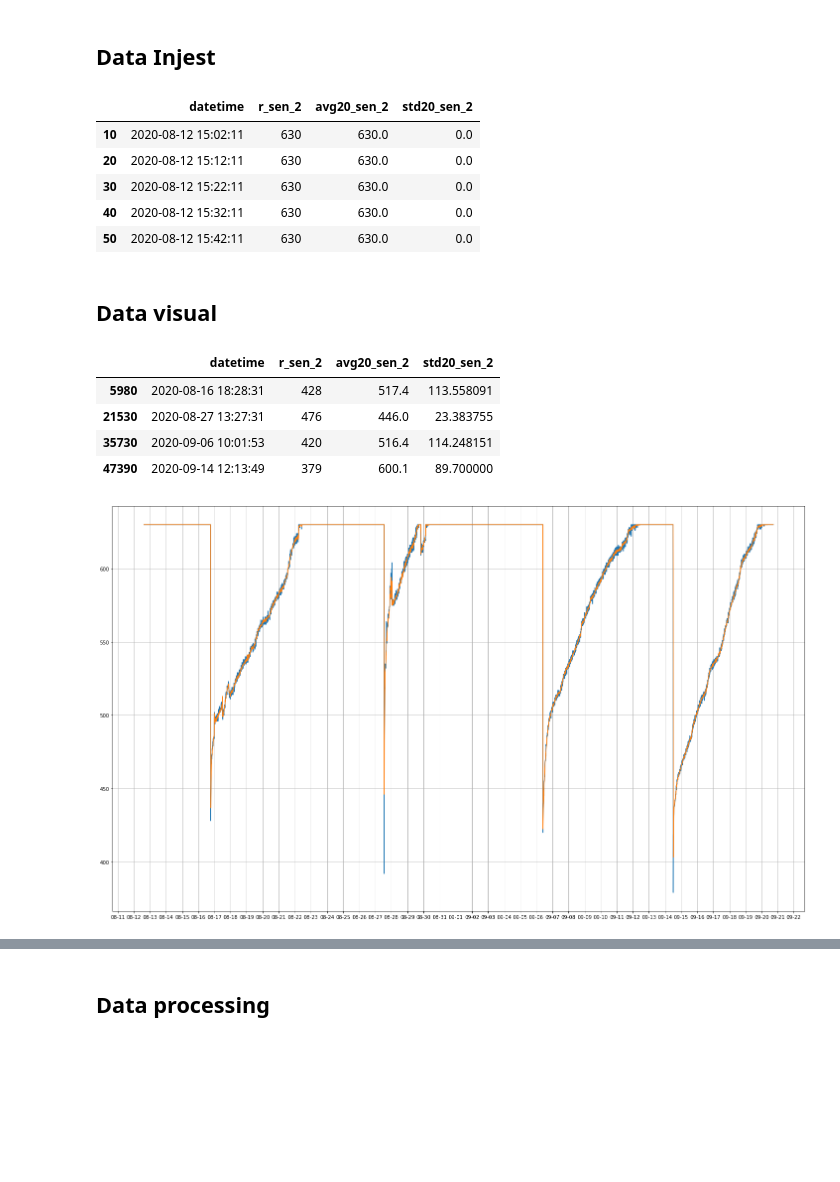
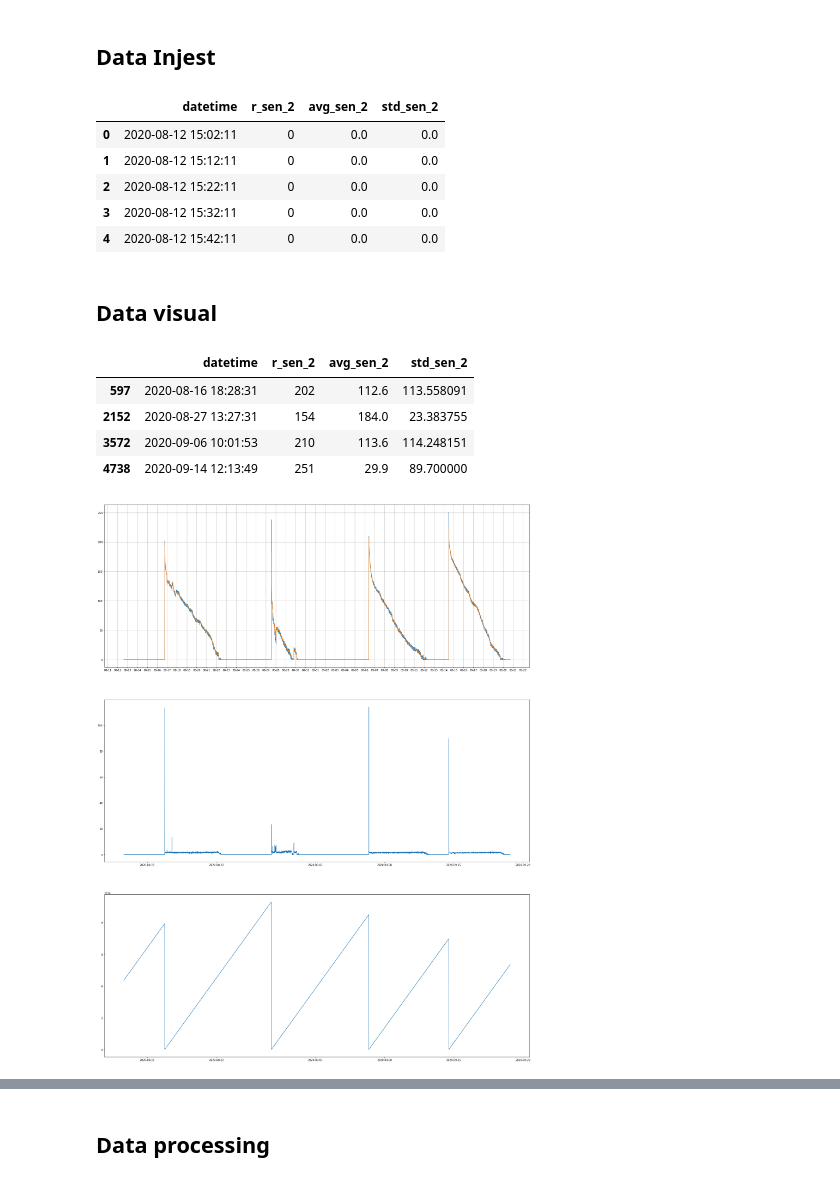
Before and after one commit to JerrickB/MoistBot, a Jupyter notebook: MoistBot.ipynb, the cells around one changed output, grey strips where cells are left out. Saved outputs shown, nothing was run; the diff lists cells and outputs as text; code cells hidden in the pictures; blank space fills up the shorter version.

Commit message:
data balancing and QOL

```diff
--- a/MoistBot.ipynb
+++ b/MoistBot.ipynb
@@ -50,23 +51,28 @@ df = pd.read_csv(PATH,parse_dates=['datetime','date'])
 df.drop(['date','time','r_sen_1','s_sen_1','s_sen_2'],axis=1,inplace=True)
 # df["mvg20_sen_2"] = df.loc[:,"r_sen_2"].rolling(window=20).mean()
 # df["mvg20_sen_2"] = df["mvg20_sen_2"].round()
+df['r_sen_2'] = (df['r_sen_2'] - 630)*-1
 x, y, y_err = moving_mean(df['datetime'],df["r_sen_2"], 10)
-df.loc[df['datetime'].isin(x),'avg20_sen_2'] = y
-df.loc[df['datetime'].isin(x),'std20_sen_2'] = y_err
+df.loc[df['datetime'].isin(x),'avg_sen_2'] = y
+df.loc[df['datetime'].isin(x),'std_sen_2'] = y_err
 df.dropna(inplace=True)
+df.reset_index(inplace=True)
+df.drop('index',axis=1,inplace=True)
+
+df.to_feather('../notebooks/data/sen_aggre.feather')
 df.head()
 # %% [output]
-|  | datetime | r_sen_2 | avg20_sen_2 | std20_sen_2 |
-| 10 | 2020-08-12 15:02:11 | 630 | 630.0 | 0.0 |
-| 20 | 2020-08-12 15:12:11 | 630 | 630.0 | 0.0 |
-| 30 | 2020-08-12 15:22:11 | 630 | 630.0 | 0.0 |
-| 40 | 2020-08-12 15:32:11 | 630 | 630.0 | 0.0 |
-| 50 | 2020-08-12 15:42:11 | 630 | 630.0 | 0.0 |
+|  | datetime | r_sen_2 | avg_sen_2 | std_sen_2 |
+| 0 | 2020-08-12 15:02:11 | 0 | 0.0 | 0.0 |
+| 1 | 2020-08-12 15:12:11 | 0 | 0.0 | 0.0 |
+| 2 | 2020-08-12 15:22:11 | 0 | 0.0 | 0.0 |
+| 3 | 2020-08-12 15:32:11 | 0 | 0.0 | 0.0 |
+| 4 | 2020-08-12 15:42:11 | 0 | 0.0 | 0.0 |
 # %% [markdown]
 ## Data visual
 # %%
-df_w = df.loc[df['std20_sen_2'] > 15]
-df_t = pd.DataFrame(data={'datetime':pd.to_datetime("2020-08-07 13:40:31"),'r_sen_2':np.average(df_w['r_sen_2']), 'avg20_sen_2':np.average(df_w['avg20_sen_2']),'std20_sen_2':np.average(df_w['std20_sen_2'])},index=[0])
+df_w = df.loc[df['std_sen_2'] > 15]
+df_t = pd.DataFrame(data={'datetime':pd.to_datetime("2020-08-07 13:40:31"),'r_sen_2':np.average(df_w['r_sen_2']), 'avg_sen_2':np.average(df_w['avg_sen_2']),'std_sen_2':np.average(df_w['std_sen_2'])},index=[0])
 df_t = df_t.append(df_w)
 df_t.sort_values(['datetime'],ascending=False,inplace=True)
 
@@ -86,21 +92,24 @@ df.drop("datetime",axis=1,inplace=True)
 df.dropna(inplace=True)
 df_w
 # %% [output]
-|  | datetime | r_sen_2 | avg20_sen_2 | std20_sen_2 |
-| 5980 | 2020-08-16 18:28:31 | 428 | 517.4 | 113.558091 |
-| 21530 | 2020-08-27 13:27:31 | 476 | 446.0 | 23.383755 |
-| 35730 | 2020-09-06 10:01:53 | 420 | 516.4 | 114.248151 |
-| 47390 | 2020-09-14 12:13:49 | 379 | 600.1 | 89.700000 |
+|  | datetime | r_sen_2 | avg_sen_2 | std_sen_2 |
+| 597 | 2020-08-16 18:28:31 | 202 | 112.6 | 113.558091 |
+| 2152 | 2020-08-27 13:27:31 | 154 | 184.0 | 23.383755 |
+| 3572 | 2020-09-06 10:01:53 | 210 | 113.6 | 114.248151 |
+| 4738 | 2020-09-14 12:13:49 | 251 | 29.9 | 89.700000 |
 # %%
 df_ts = df.copy()
 
-fig, ax = plt.subplots(figsize=[25,15])
-ax.grid(True)
-ax.plot(df_ts.loc[:,'r_sen_2'],label='data')
-ax.plot(df_ts.loc[:,'avg20_sen_2'],label='avgd')
-ax.xaxis.set_major_locator(mdates.DayLocator())
-ax.xaxis.set_major_formatter(mdates.DateFormatter("%m-%d"))
+fig, ax = plt.subplots(3,figsize=[30,40])
+ax[0].grid(True)
+ax[0].plot(df_ts.loc[:,'r_sen_2'],label='data')
+ax[0].plot(df_ts.loc[:,'avg_sen_2'],label='avgd')
+ax[0].xaxis.set_major_locator(mdates.DayLocator())
+ax[0].xaxis.set_major_formatter(mdates.DateFormatter("%m-%d"))
+
+ax[1].plot(df_ts['std_sen_2'])
+ax[2].plot(df_ts['last_water'])
 plt.show()
 # %% [output]
-[figure, old version]
+[figure, new version]
 # %%
```
Also changed, not shown: parts of 20 cells of this notebook, 3 other files.
